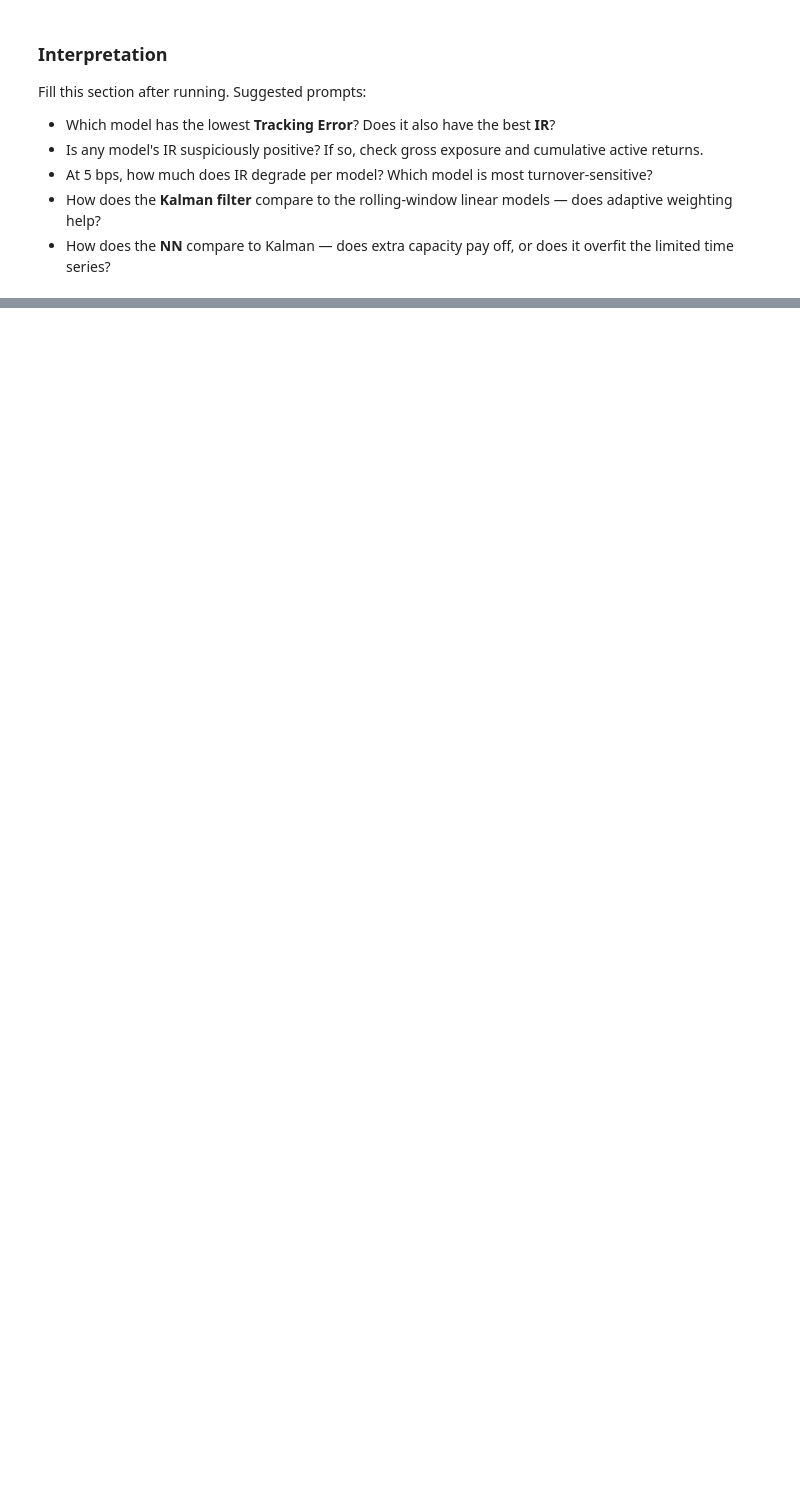
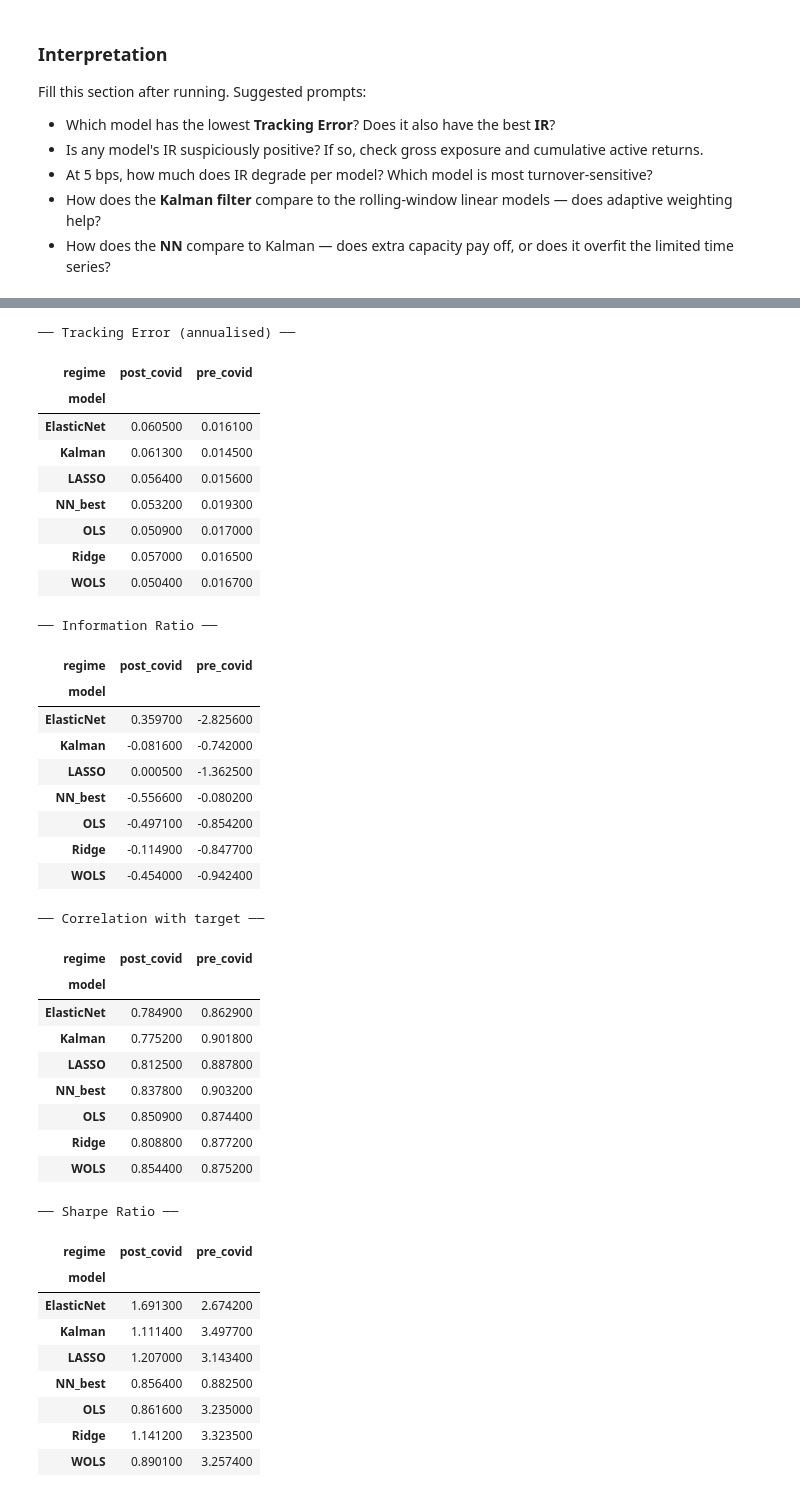
Before and after one commit to tommybaresi-creator/fintech-group-work, a Jupyter notebook: BusinessCase3/results/compare_all.ipynb, the cells around one changed output, grey strips where cells are left out. Cells and saved outputs as stored; diff of their text form; code cells hidden in the pictures; blank space fills up the shorter version.

```diff
--- a/BusinessCase3/results/compare_all.ipynb
+++ b/BusinessCase3/results/compare_all.ipynb
@@ -425,0 +431,58 @@ Fill this section after running.  Suggested prompts:
+# %%
+## Regime Analysis — pre vs post COVID
+from utils.evaluation import compute_regime_metrics
+
+regime_df = compute_regime_metrics(all_results)
+
+for metric, label in [
+    ("tracking_error",    "Tracking Error (annualised)"),
+    ("information_ratio", "Information Ratio"),
+    ("correlation",       "Correlation with target"),
+    ("sharpe_replica",    "Sharpe Ratio"),
+]:
+    pivot = regime_df[metric].unstack(level="regime")
+    print(f"\n── {label} ──")
+    display(
+        pivot.round(4).style.background_gradient(cmap="RdYlGn", axis=1)
+    )
+# %% [output]
+── Tracking Error (annualised) ──
+| regime | post_covid | pre_covid |
+| model |  |  |
+| ElasticNet | 0.060500 | 0.016100 |
+| Kalman | 0.061300 | 0.014500 |
+| LASSO | 0.056400 | 0.015600 |
+| NN_best | 0.053200 | 0.019300 |
+| OLS | 0.050900 | 0.017000 |
+| Ridge | 0.057000 | 0.016500 |
+| WOLS | 0.050400 | 0.016700 |
+── Information Ratio ──
+| regime | post_covid | pre_covid |
+| model |  |  |
+| ElasticNet | 0.359700 | -2.825600 |
+| Kalman | -0.081600 | -0.742000 |
+| LASSO | 0.000500 | -1.362500 |
+| NN_best | -0.556600 | -0.080200 |
+| OLS | -0.497100 | -0.854200 |
+| Ridge | -0.114900 | -0.847700 |
+| WOLS | -0.454000 | -0.942400 |
+── Correlation with target ──
+| regime | post_covid | pre_covid |
+| model |  |  |
+| ElasticNet | 0.784900 | 0.862900 |
+| Kalman | 0.775200 | 0.901800 |
+| LASSO | 0.812500 | 0.887800 |
+| NN_best | 0.837800 | 0.903200 |
+| OLS | 0.850900 | 0.874400 |
+| Ridge | 0.808800 | 0.877200 |
+| WOLS | 0.854400 | 0.875200 |
+── Sharpe Ratio ──
+| regime | post_covid | pre_covid |
+| model |  |  |
+| ElasticNet | 1.691300 | 2.674200 |
+| Kalman | 1.111400 | 3.497700 |
+| LASSO | 1.207000 | 3.143400 |
+| NN_best | 0.856400 | 0.882500 |
+| OLS | 0.861600 | 3.235000 |
+| Ridge | 1.141200 | 3.323500 |
+| WOLS | 0.890100 | 3.257400 |
```
Also changed, not shown: parts of 13 cells of this notebook, 42 other files.
